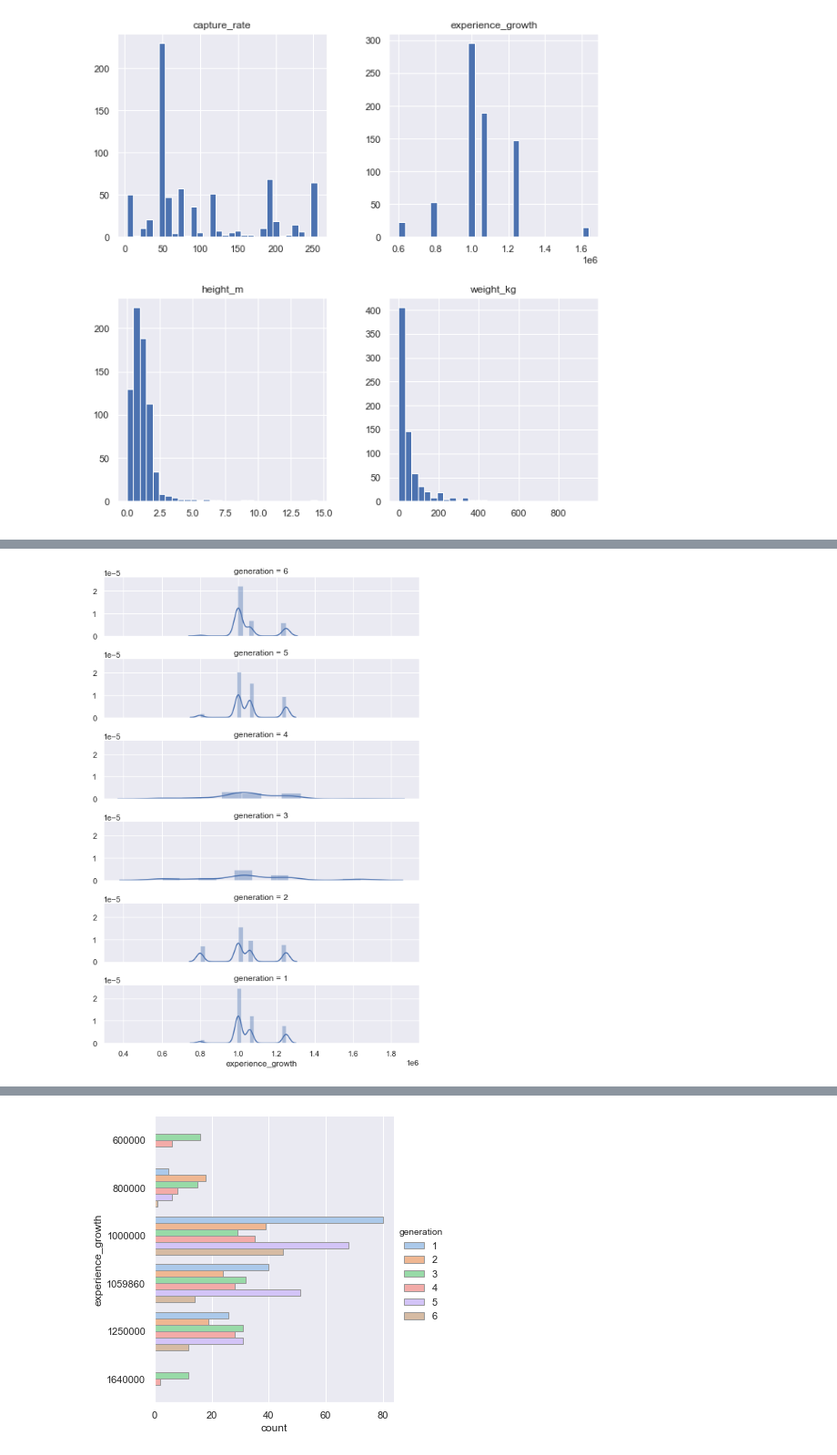
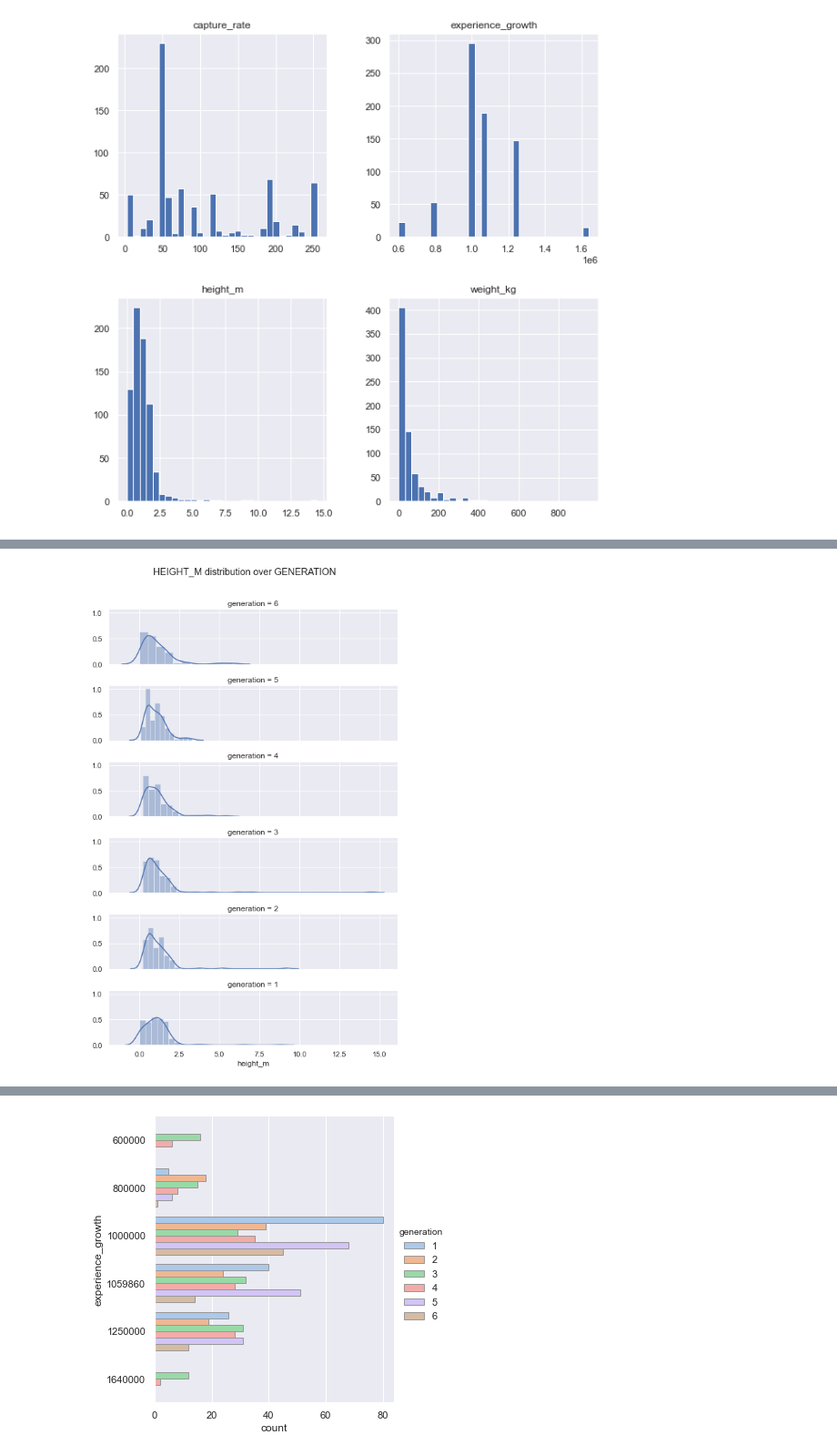
Before and after one commit to com-480-data-visualization/com-480-project-analaktycs, a Jupyter notebook: Milestone1.ipynb, the cells around one changed output, grey strips where cells are left out. Shown at 91% size. Cells and saved outputs as stored; diff of their text form; code cells hidden in the pictures.

```diff
--- a/Milestone1.ipynb
+++ b/Milestone1.ipynb
@@ -202,6 +222,10 @@ fig = df_groupe1[['height_m','weight_kg','capture_rate','experience_growth']]\
 # %%
-# Height distribution per generation
-ordered_days = df_groupe1.generation.value_counts().sort_index(ascending=False).index
-g = sns.FacetGrid(df_groupe1, row="generation", row_order=ordered_days,
-                  height=1.7, aspect=4)
-g.map(sns.distplot, "height_m", hist=True, rug=False);
+# Row plot of Height distribution per generation.
+def hist_gen_plot(data_set,variable_y,variable_row):
+    #p=plt.subplots_adjust(top=0.3)
+    #ttl=plt.title(str(variable_y) + ' distribution over ' + str(variable_row))
+    ordered_days = data_set[variable_row].value_counts().sort_index(ascending=False).index
+    g = sns.FacetGrid(data_set, row=variable_row, row_order=ordered_days,
+                      height=1.7, aspect=4)
+    g.map(sns.distplot, variable_y, hist=True, rug=False);
+    ttl=g.fig.suptitle(str(variable_y).upper() + ' distribution over ' + str(variable_row).upper(),y=1.05)
@@ -226,8 +232,4 @@ g.map(sns.distplot, "capture_rate", hist=True, rug=False);
-# %%
-#growth experience distribution per generation
-ordered_days =df_groupe1.generation.value_counts().sort_index(ascending=False).index
-g = sns.FacetGrid(df_groupe1, row="generation", row_order=ordered_days,
-                  height=1.7, aspect=4)
-g.map(sns.distplot, "experience_growth", hist=True, rug=False);
-# %% [output]
-[figure, removed]
+# %%
+hist_gen_plot(df_groupe1,"height_m","generation")
+# %% [output]
+[figure, added]
```
Also changed, not shown: parts of 29 cells of this notebook.
